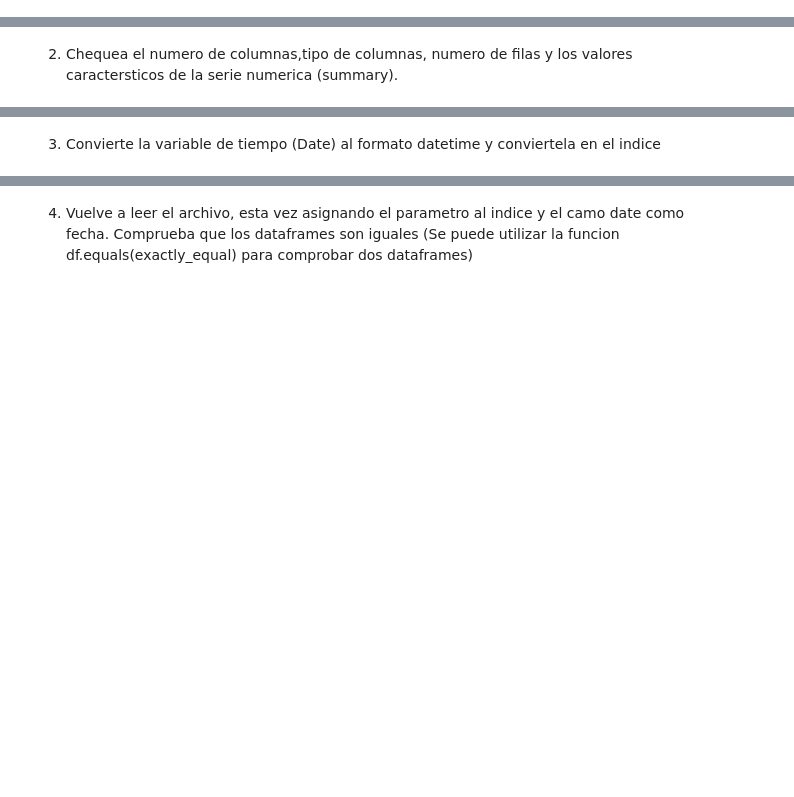
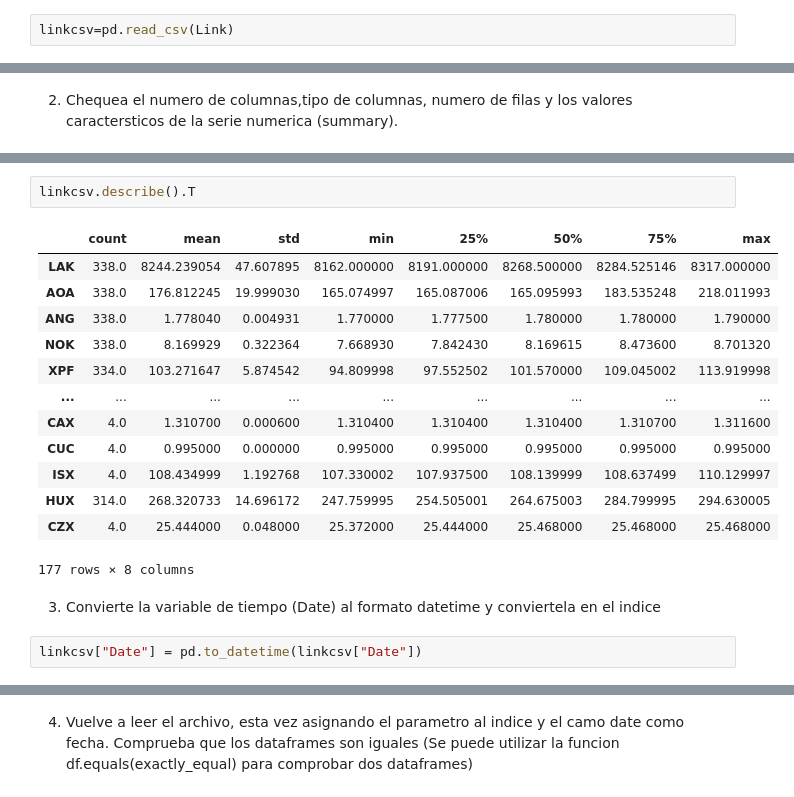
Before and after one commit to ElisaJacky/Time-series, a Jupyter notebook: intro-ejercicios-time-python_v2.ipynb, the cells around one changed output, grey strips where cells are left out. Drawn from its saved outputs; the diff is of its cells as text; blank space fills up the shorter version.

```diff
--- a/intro-ejercicios-time-python_v2.ipynb
+++ b/intro-ejercicios-time-python_v2.ipynb
@@ -69,0 +203,2 @@ link = 'https://raw.githubusercontent.com/AnotherKamila/currency-exchange-rates/
+# %%
+linkcsv=pd.read_csv(Link)
@@ -72,2 +240,20 @@ link = 'https://raw.githubusercontent.com/AnotherKamila/currency-exchange-rates/
+# %%
+linkcsv.describe().T
+# %% [output]
+|  | count | mean | std | min | 25% | 50% | 75% | max |
+| LAK | 338.0 | 8244.239054 | 47.607895 | 8162.000000 | 8191.000000 | 8268.500000 | 8284.525146 | 8317.000000 |
+| AOA | 338.0 | 176.812245 | 19.999030 | 165.074997 | 165.087006 | 165.095993 | 183.535248 | 218.011993 |
+| ANG | 338.0 | 1.778040 | 0.004931 | 1.770000 | 1.777500 | 1.780000 | 1.780000 | 1.790000 |
+| NOK | 338.0 | 8.169929 | 0.322364 | 7.668930 | 7.842430 | 8.169615 | 8.473600 | 8.701320 |
+| XPF | 334.0 | 103.271647 | 5.874542 | 94.809998 | 97.552502 | 101.570000 | 109.045002 | 113.919998 |
+| ... | ... | ... | ... | ... | ... | ... | ... | ... |
+| CAX | 4.0 | 1.310700 | 0.000600 | 1.310400 | 1.310400 | 1.310400 | 1.310700 | 1.311600 |
+| CUC | 4.0 | 0.995000 | 0.000000 | 0.995000 | 0.995000 | 0.995000 | 0.995000 | 0.995000 |
+| ISX | 4.0 | 108.434999 | 1.192768 | 107.330002 | 107.937500 | 108.139999 | 108.637499 | 110.129997 |
+| HUX | 314.0 | 268.320733 | 14.696172 | 247.759995 | 254.505001 | 264.675003 | 284.799995 | 294.630005 |
+| CZX | 4.0 | 25.444000 | 0.048000 | 25.372000 | 25.444000 | 25.468000 | 25.468000 | 25.468000 |
+177 rows × 8 columns
 # %% [markdown]
 3. Convierte la variable de tiempo (Date) al formato datetime y conviertela en el indice
+# %%
+linkcsv["Date"] = pd.to_datetime(linkcsv["Date"])
```
Also changed, not shown: parts of 35 cells of this notebook.
